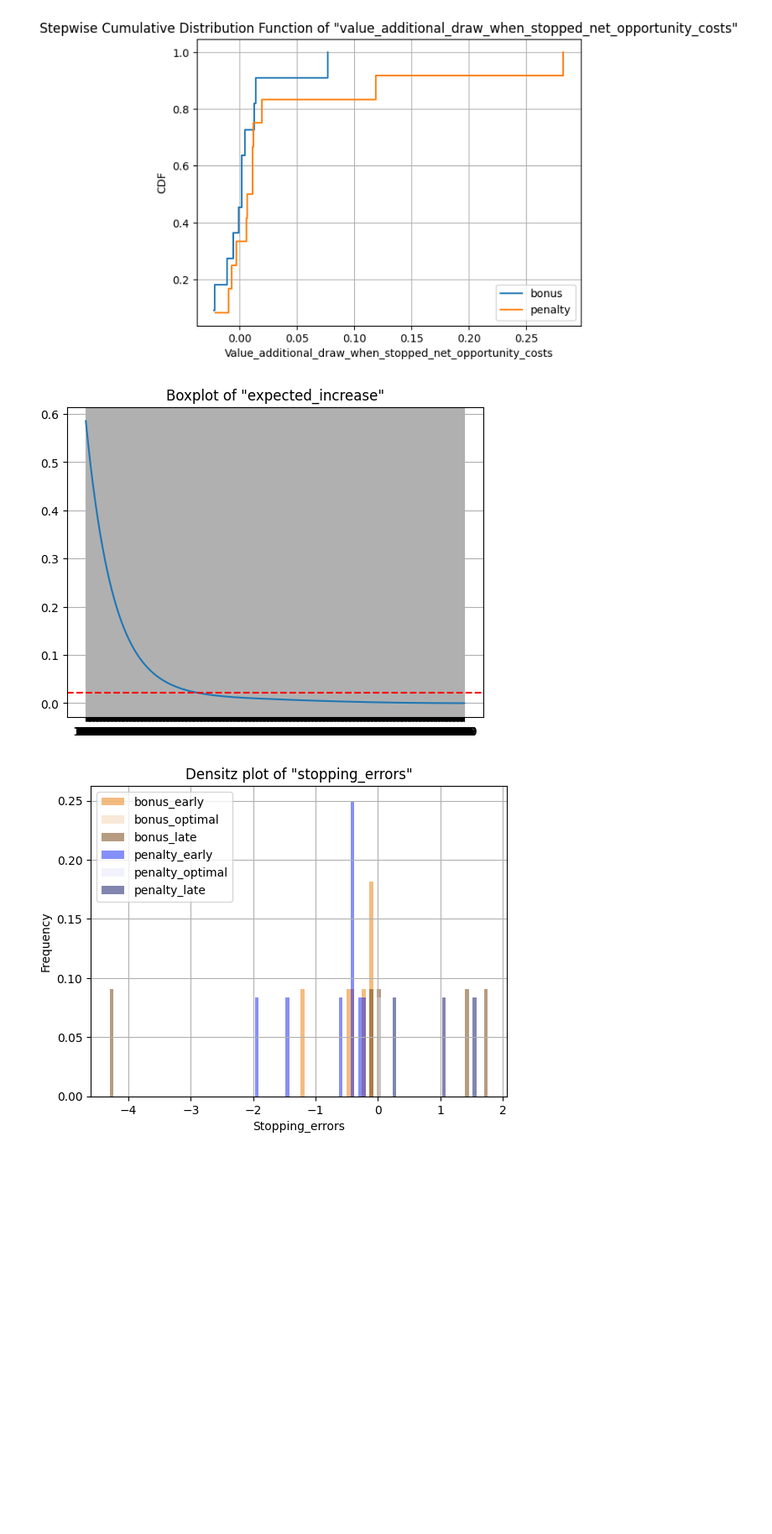
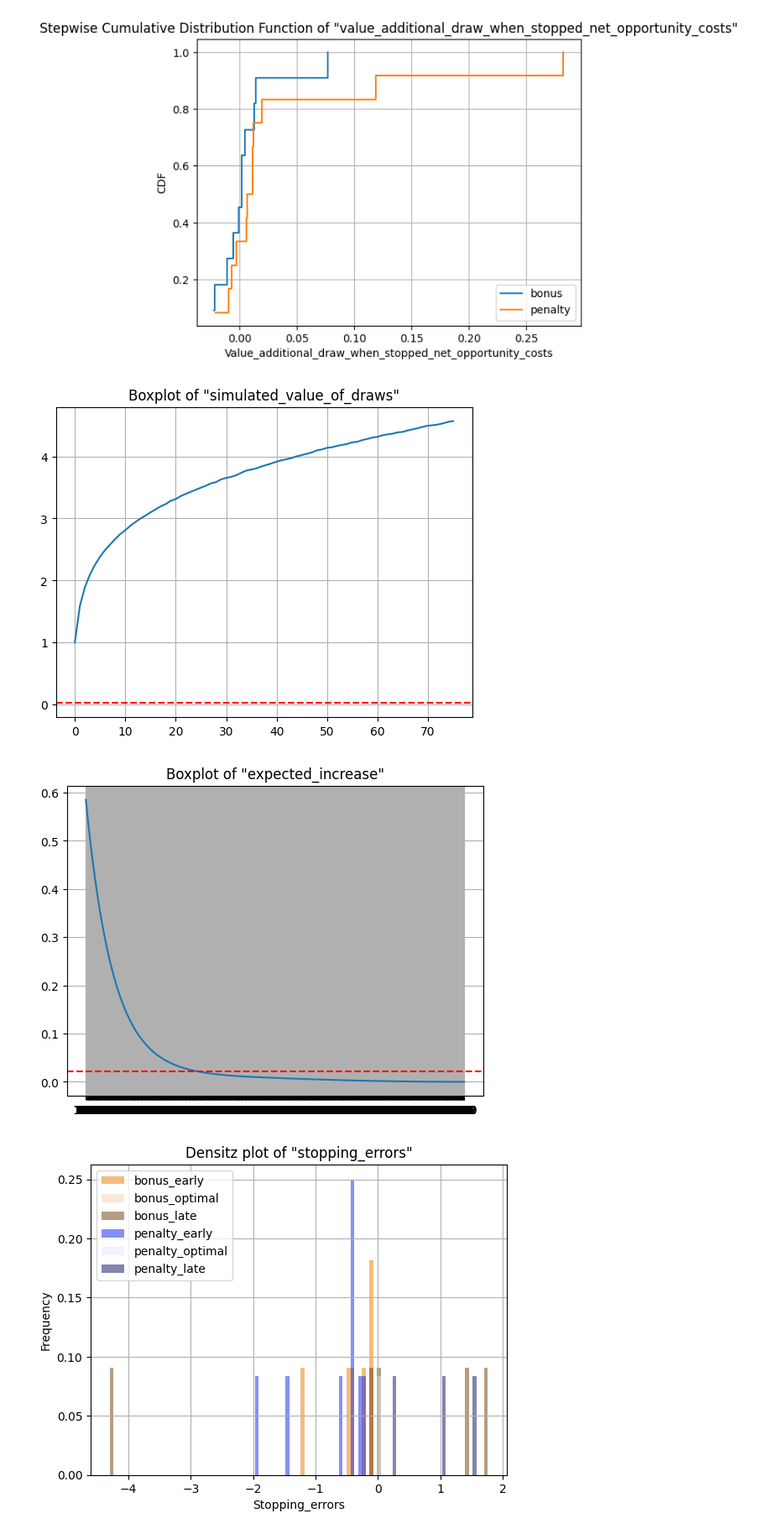
Before and after one commit to LukasBolte/EmotionalInattention, a Jupyter notebook: data_analysis.ipynb, the cells around one changed output. Shown at 84% size. Saved outputs shown, nothing was run; the diff lists cells and outputs as text; code cells hidden in the pictures; blank space fills up the shorter version.

```diff
--- a/data_analysis.ipynb
+++ b/data_analysis.ipynb
@@ -486,8 +486,8 @@ plot_and_save_cdf(data, 'value_additional_draw_when_stopped_net_opportunity_cost
 # Calculate unconditional value of opening boxess.
 import random
 
-num_simulations = 1000000
-num_simulated_draws = 50
+num_simulations = 100000
+num_simulated_draws = 75
 def simulate_max_draws(draws):
     max_elements = []
     if draws >0:
@@ -501,7 +501,7 @@ def simulate_max_draws(draws):
     return average_max
 
 # Perform simulations for different numbers of draws
-if False:
+if True:
     simulation_results = []
     simulated_draws = []
     for draws in range(0, num_simulated_draws + 1):
@@ -535,35 +535,36 @@ def plot_and_save_lineplot(x_values,y_values,title,subfolder_name):
         os.mkdir(subfolder_path)
 
     # Save the boxplot in the subfolder
     file_path = os.path.join(subfolder_path, f'line_{title}.png')
     plt.savefig(file_path)
 
     # Display the plot (optional)
     plt.show()
 
-if False:
+if True:
     plot_and_save_lineplot(simulated_draws, simulation_results, 'simulated_value_of_draws', subfolder_name)
 
 
 expected_increase = []
 numeric_labels = [float(x) for x in labels]
 for label in numeric_labels:
     next_values = [max(label,el) for el in list_of_boxes]
     expected_next_value = sum(next_values) / len(next_values)
     expected_increase.append(expected_next_value - label)
 
 plot_and_save_lineplot(labels, expected_increase, 'expected_increase', subfolder_name)
 
 index = np.argmin(np.abs(np.array(expected_increase)-opportunity_cost))
 threshold = numeric_labels[index]
 
 high_value_boxes = [num for num in list_of_boxes if num > threshold]
 expected_optimal_payoff = sum(high_value_boxes) / len(high_value_boxes)
 probability_of_ending = len(high_value_boxes) / len(list_of_boxes)
 expected_length = 1 / probability_of_ending
 optimal_net_payoff = expected_optimal_payoff- expected_length*opportunity_cost
 # %% [output]
-[figure, old version]
+[figure, new version]
+[figure, added]
 # %%
 # Custom function to find the index of the first entry in the list that is at least Y
 def find_index_first_entry_at_least_y(lst, y):
```
Also changed, not shown: 5 other files.
